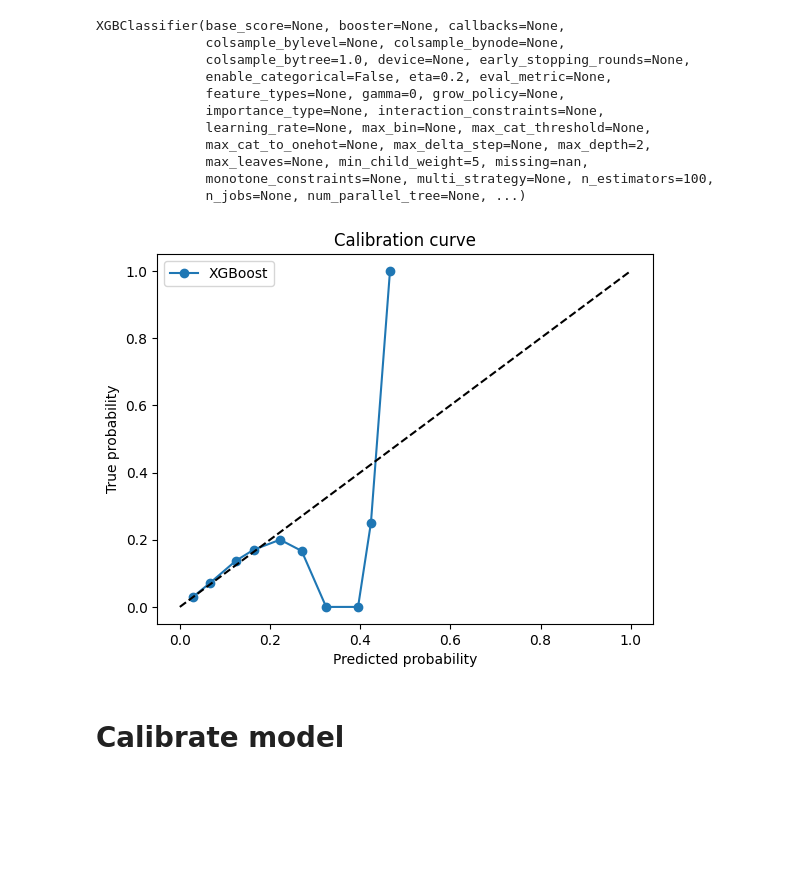
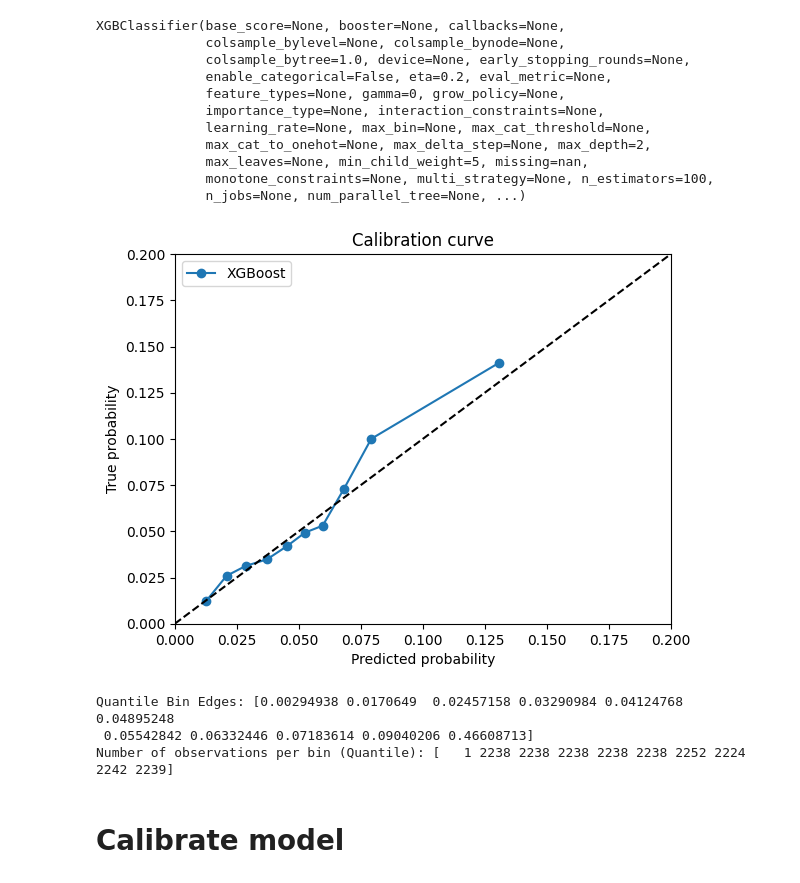
Before and after one commit to polinaknutssonklarna/model_development, a Jupyter notebook: model_development/5_calibration.ipynb, the cells around one changed output. Cells and saved outputs as stored; diff of their text form; code cells hidden in the pictures; blank space fills up the shorter version.

Commit message:
WIP testing calibration

```diff
--- a/model_development/5_calibration.ipynb
+++ b/model_development/5_calibration.ipynb
@@ -323,16 +323,33 @@ XGBClassifier(base_score=None, booster=None, callbacks=None,
 y_pred_val = final_model.predict_proba(X_val_transformed)[:, 1]
 # %%
 # Plot calibration curve
-prob_true, prob_pred = calibration_curve(y_val, y_pred_val, n_bins=20)
+prob_true, prob_pred = calibration_curve(y_val, y_pred_val, n_bins=10, strategy='quantile')
 plt.plot(prob_pred, prob_true, marker='o', label='XGBoost')
 plt.plot([0, 1], [0, 1], linestyle='--', color='black')
 plt.xlabel('Predicted probability')
 plt.ylabel('True probability')
 plt.title('Calibration curve')
+# max axis limit
+plt.xlim([0, 0.2])
+plt.ylim([0, 0.2])
 plt.legend()
 plt.show()
 # %% [output]
-[figure, old version]
+[figure, new version]
+# %%
+# Quantile bin edges
+bin_edges = np.quantile(y_pred_val, np.linspace(0, 1, 11))  # 10 quantile bins => 11 edges
+print("Quantile Bin Edges:", bin_edges)
+
+# Assign predictions to bins and count observations
+bin_indices = np.digitize(y_pred_val, bin_edges, right=True)
+bin_counts = np.bincount(bin_indices, minlength=len(bin_edges))
+bin_counts = bin_counts[:-1]  # Exclude the last bin for predictions above the max edge
+print("Number of observations per bin (Quantile):", bin_counts)
+# %% [output]
+Quantile Bin Edges: [0.00294938 0.0170649  0.02457158 0.03290984 0.04124768 0.04895248
+ 0.05542842 0.06332446 0.07183614 0.09040206 0.46608713]
+Number of observations per bin (Quantile): [   1 2238 2238 2238 2238 2238 2252 2224 2242 2239]
 # %% [markdown]
 # Calibrate model
 # %% [markdown]
```
Also changed, not shown: parts of 3 cells of this notebook.
